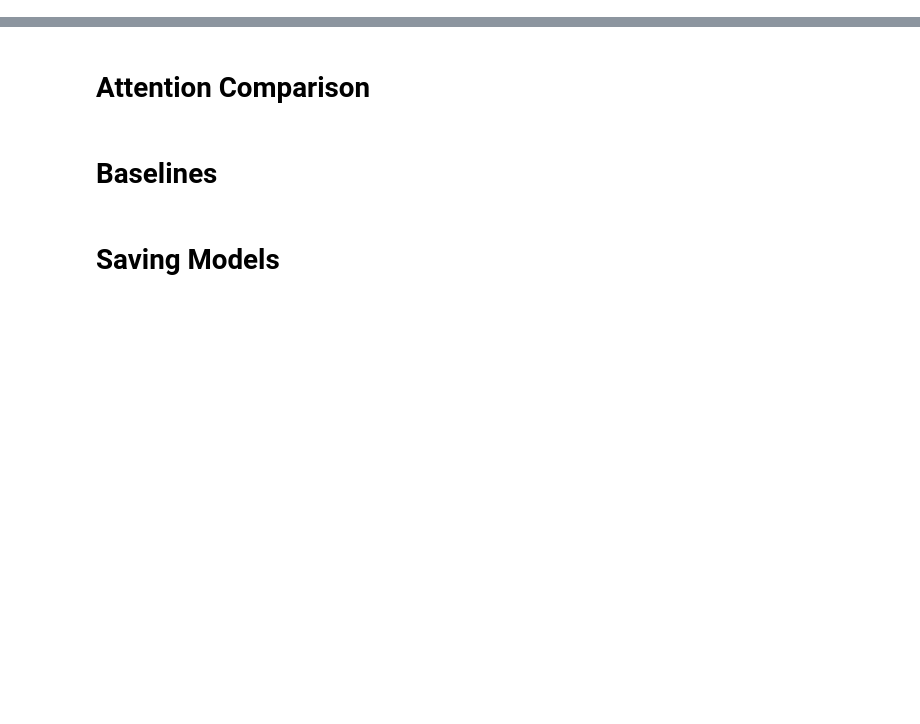
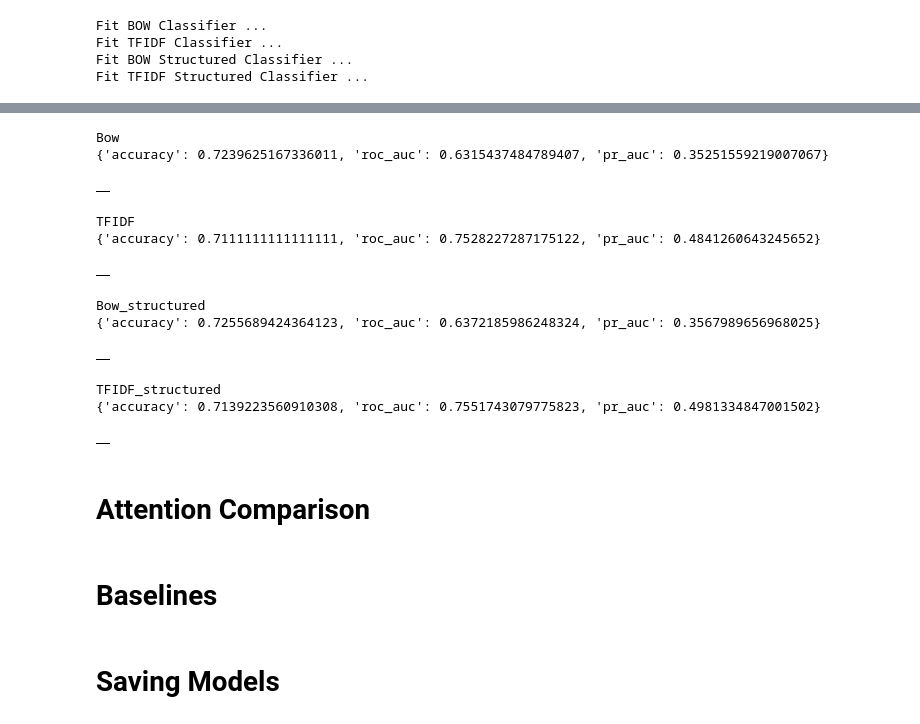
Before and after one commit to successar/PatientVec, a Jupyter notebook: Readmission.ipynb, the cells around one changed output, grey strips where cells are left out. Cells and saved outputs as stored; diff of their text form; code cells hidden in the pictures; blank space fills up the shorter version.

Commit message:
Readmission Hyperparams

```diff
--- a/Readmission.ipynb
+++ b/Readmission.ipynb
@@ -4,5 +4,15 @@
 # %%
 import numpy as np
 from common import *
+# %%
+import argparse
+parser = argparse.ArgumentParser(description='Run Diagnosis experiments')
+parser.add_argument("--data_dir", type=str, required=True)
+parser.add_argument('--display', dest='display', action='store_true')
+parser.add_argument("--output_dir", type=str)
+parser.add_argument("--mock", dest='mock', action='store_true')
+
+args = parser.parse_args(['--data_dir=.', '--output_dir=outputs/'])
 # %%
 from dataloaders import readmission_dataset
+data = readmission_dataset(args)
@@ -9,2 +22,0 @@ from dataloaders import readmission_dataset
-# %%
-data = readmission_dataset()
@@ -13,0 +28,2 @@ Basic Experiments
+# %%
+train_data, dev_data = get_basic_data(data, truncate=100)
@@ -13,0 +39,5 @@ Basic Experiments
+# %%
+lr = LR({'vocab' : data.vocab, 'stop_words' : True, 'exp_name' : data.name, 'type' : 'classifier'})
+lr.train(train_data)
+lr.evaluate(dev_data, save_results=True)
+# %% [output]
@@ -13,0 +47,4 @@ Basic Experiments
+Fit BOW Classifier ...
+Fit TFIDF Classifier ...
+Fit BOW Structured Classifier ...
+Fit TFIDF Structured Classifier ...
@@ -14,3 +53,15 @@ Basic Experiments
+Bow
+{'accuracy': 0.7239625167336011, 'roc_auc': 0.6315437484789407, 'pr_auc': 0.35251559219007067}
+|  |
+TFIDF
+{'accuracy': 0.7111111111111111, 'roc_auc': 0.7528227287175122, 'pr_auc': 0.4841260643245652}
+|  |
+Bow_structured
+{'accuracy': 0.7255689424364123, 'roc_auc': 0.6372185986248324, 'pr_auc': 0.3567989656968025}
+|  |
+TFIDF_structured
+{'accuracy': 0.7139223560910308, 'roc_auc': 0.7551743079775823, 'pr_auc': 0.4981334847001502}
+|  |
 # %% [markdown]
 Attention Comparison
 ====================
```
Also changed, not shown: parts of 8 cells of this notebook, 7 other files.
